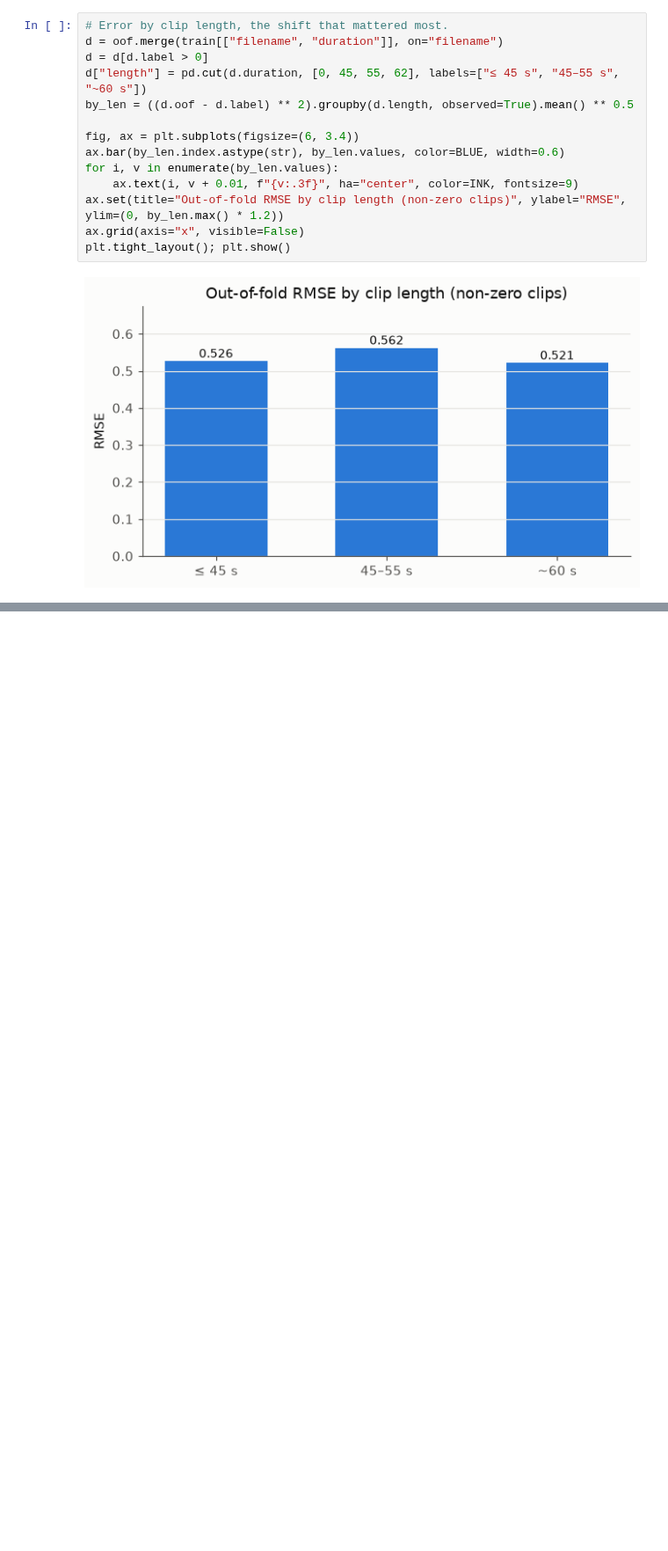
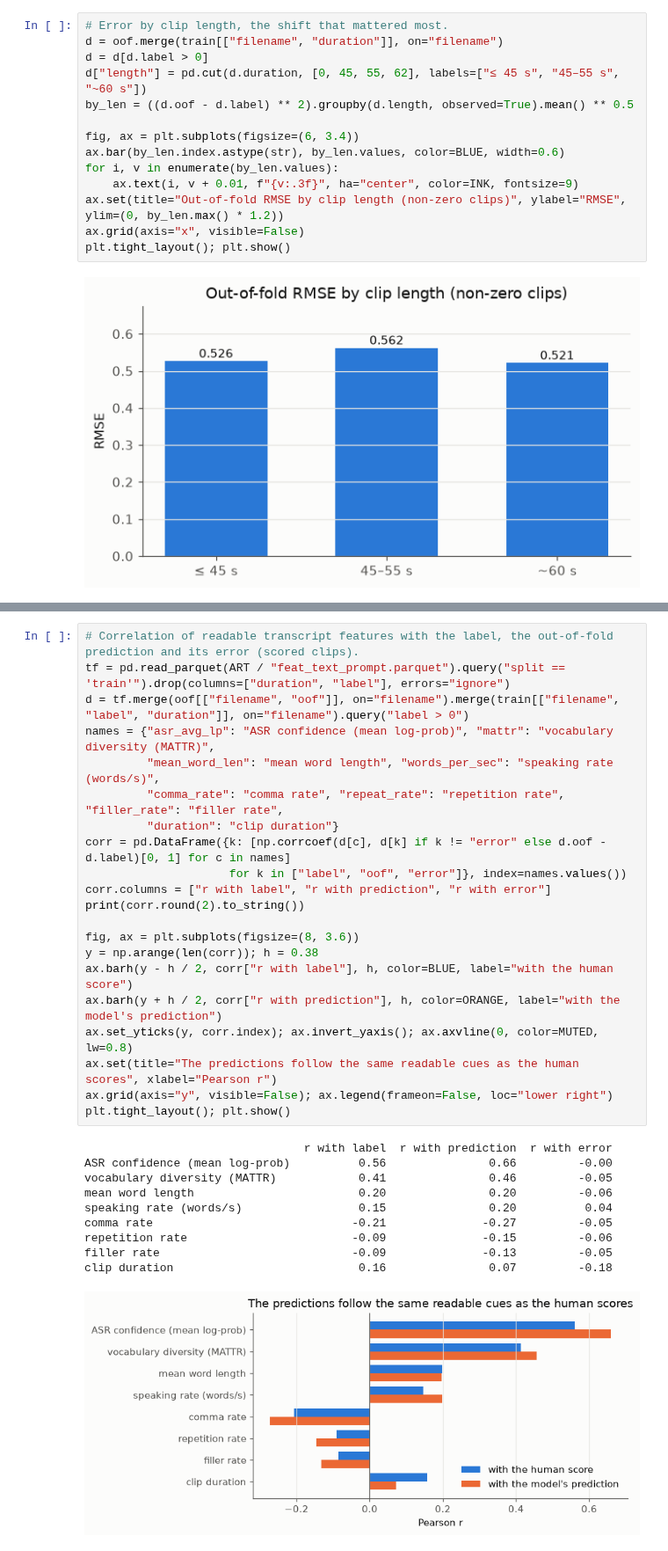
Before and after one commit to Techy-A/shl-grammar-scoring, a Jupyter notebook: kaggle/jobs/notebook/shl_grammar_scoring.ipynb, the cells around one changed output, grey strips where cells are left out. Shown at 88% size. Cells and saved outputs as stored; diff of their text form; blank space fills up the shorter version.

```diff
--- a/kaggle/jobs/notebook/shl_grammar_scoring.ipynb
+++ b/kaggle/jobs/notebook/shl_grammar_scoring.ipynb
@@ -342,0 +380,32 @@ plt.tight_layout(); plt.show()
+# %%
+# Correlation of readable transcript features with the label, the out-of-fold prediction and its error (scored clips).
+tf = pd.read_parquet(ART / "feat_text_prompt.parquet").query("split == 'train'").drop(columns=["duration", "label"], errors="ignore")
+d = tf.merge(oof[["filename", "oof"]], on="filename").merge(train[["filename", "label", "duration"]], on="filename").query("label > 0")
+names = {"asr_avg_lp": "ASR confidence (mean log-prob)", "mattr": "vocabulary diversity (MATTR)",
+         "mean_word_len": "mean word length", "words_per_sec": "speaking rate (words/s)",
+         "comma_rate": "comma rate", "repeat_rate": "repetition rate", "filler_rate": "filler rate",
+         "duration": "clip duration"}
+corr = pd.DataFrame({k: [np.corrcoef(d[c], d[k] if k != "error" else d.oof - d.label)[0, 1] for c in names]
+                     for k in ["label", "oof", "error"]}, index=names.values())
+corr.columns = ["r with label", "r with prediction", "r with error"]
+print(corr.round(2).to_string())
+
+fig, ax = plt.subplots(figsize=(8, 3.6))
+y = np.arange(len(corr)); h = 0.38
+ax.barh(y - h / 2, corr["r with label"], h, color=BLUE, label="with the human score")
+ax.barh(y + h / 2, corr["r with prediction"], h, color=ORANGE, label="with the model's prediction")
+ax.set_yticks(y, corr.index); ax.invert_yaxis(); ax.axvline(0, color=MUTED, lw=0.8)
+ax.set(title="The predictions follow the same readable cues as the human scores", xlabel="Pearson r")
+ax.grid(axis="y", visible=False); ax.legend(frameon=False, loc="lower right")
+plt.tight_layout(); plt.show()
+# %% [output]
+                                r with label  r with prediction  r with error
+ASR confidence (mean log-prob)          0.56               0.66         -0.00
+vocabulary diversity (MATTR)            0.41               0.46         -0.05
+mean word length                        0.20               0.20         -0.06
+speaking rate (words/s)                 0.15               0.20          0.04
+comma rate                             -0.21              -0.27         -0.05
+repetition rate                        -0.09              -0.15         -0.06
+filler rate                            -0.09              -0.13         -0.05
+clip duration                           0.16               0.07         -0.18
+[figure, added]
```
Also changed, not shown: parts of 20 cells of this notebook, 26 other files.
